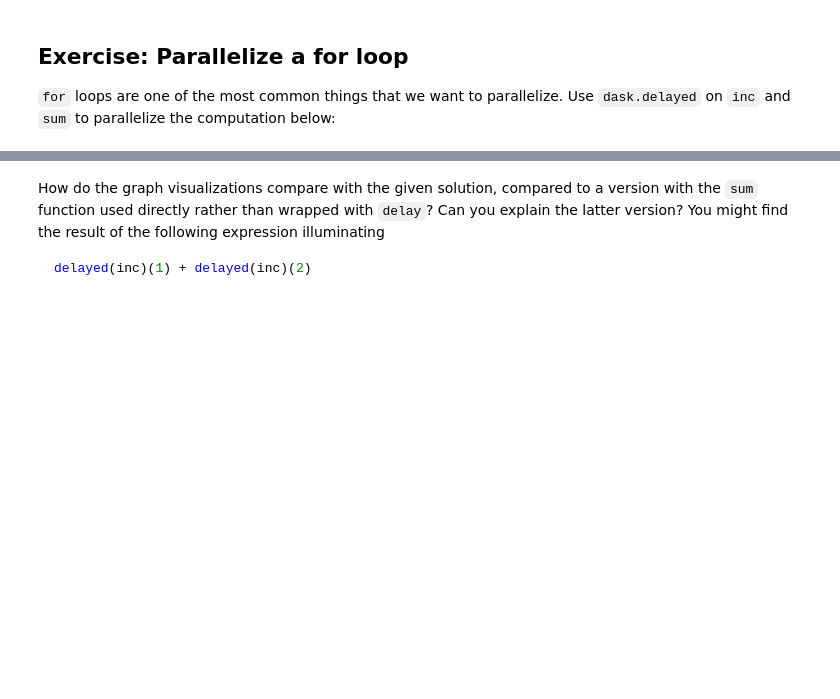
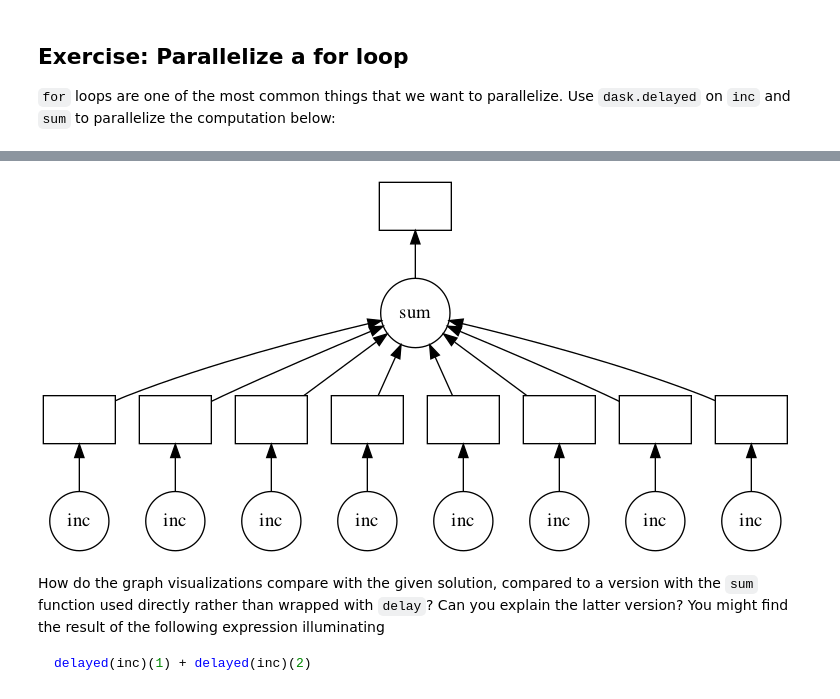
Before and after one commit to StandAloneComplex666/dask_para, a Jupyter notebook: 01_dask.delayed.ipynb, the cells around one changed output, grey strips where cells are left out. Cells and saved outputs as stored; diff of their text form; code cells hidden in the pictures; blank space fills up the shorter version.

````diff
--- a/01_dask.delayed.ipynb
+++ b/01_dask.delayed.ipynb
@@ -104,3 +150,7 @@ total
+# %%
+total.visualize()
+# %% [output]
+[figure, added]
 # %% [markdown]
 How do the graph visualizations compare with the given solution, compared to a version with the `sum` function used directly rather than wrapped with `delay`? Can you explain the latter version? You might find the result of the following expression illuminating
 ```python
````
Also changed, not shown: parts of 14 cells of this notebook.
